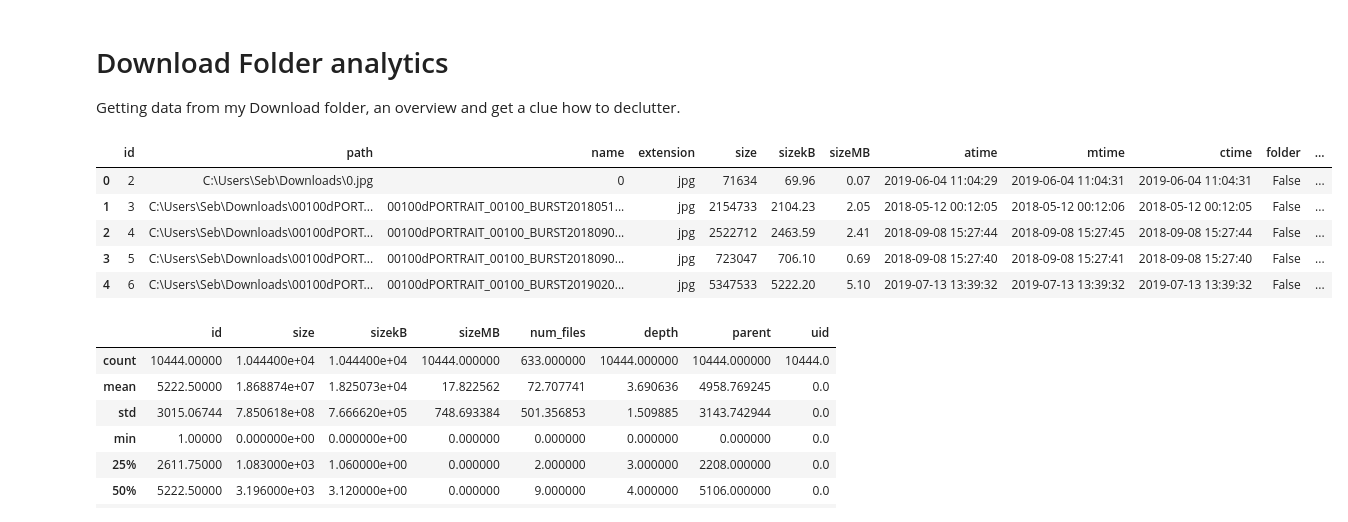
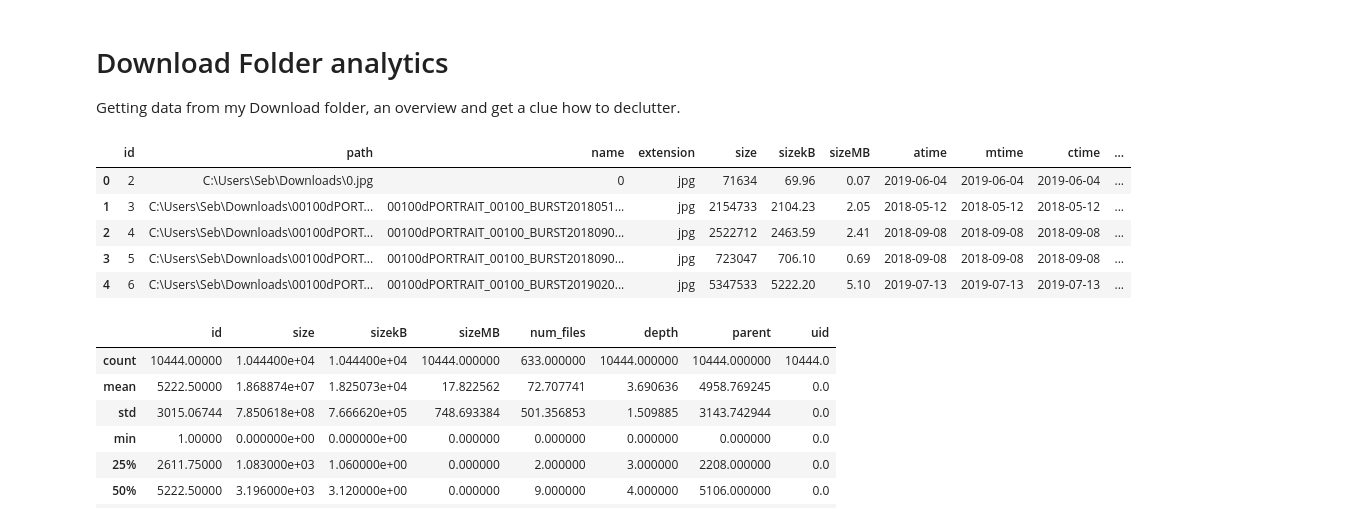
Before and after one commit to sebrb84/DLfoldercleaner, a Jupyter notebook: Downloadfolder stats.ipynb, the cells around one changed output. Drawn from its saved outputs; the diff is of its cells as text; code cells hidden in the pictures.

```diff
--- a/Downloadfolder stats.ipynb
+++ b/Downloadfolder stats.ipynb
@@ -28,19 +28,25 @@ dlfolder = get_download_path()
 # %%
 #create dataframe from files in "Download" folder
 df = folderstats.folderstats(dlfolder, ignore_hidden=True)
 #Add more readable size in kB and MB
 df.insert(5, "sizeMB", round((df['size']/1024/1024),2), True)
 df.insert(5, "sizekB", round((df['size']/1024),2), True)
-
+#Convert access time, modification time and creation time to date format from datetime format
+df['atime'] = df['atime'].dt.date
+df['mtime'] = df['mtime'].dt.date
+df['ctime'] = df['ctime'].dt.date
+#Add indicator if file was not accessed since download date
+df.insert(10, "notAcc_since_dl", df['atime'] == (df['ctime']), True)
+#df.insert(10, "notAcc_since_dl", df['atime'].equals(df['ctime']), True)
 #df.sort_values('size', ascending=False).head()
 df.head()
 # %% [output]
-|  | id | path | name | extension | size | sizekB | sizeMB | atime | mtime | ctime | folder | ... |
-| 0 | 2 | C:\Users\Seb\Downloads\0.jpg | 0 | jpg | 71634 | 69.96 | 0.07 | 2019-06-04 11:04:29 | 2019-06-04 11:04:31 | 2019-06-04 11:04:31 | False | ... |
-| 1 | 3 | C:\Users\Seb\Downloads\00100dPORT... | 00100dPORTRAIT_00100_BURST2018051... | jpg | 2154733 | 2104.23 | 2.05 | 2018-05-12 00:12:05 | 2018-05-12 00:12:06 | 2018-05-12 00:12:05 | False | ... |
-| 2 | 4 | C:\Users\Seb\Downloads\00100dPORT... | 00100dPORTRAIT_00100_BURST2018090... | jpg | 2522712 | 2463.59 | 2.41 | 2018-09-08 15:27:44 | 2018-09-08 15:27:45 | 2018-09-08 15:27:44 | False | ... |
-| 3 | 5 | C:\Users\Seb\Downloads\00100dPORT... | 00100dPORTRAIT_00100_BURST2018090... | jpg | 723047 | 706.10 | 0.69 | 2018-09-08 15:27:40 | 2018-09-08 15:27:41 | 2018-09-08 15:27:40 | False | ... |
-| 4 | 6 | C:\Users\Seb\Downloads\00100dPORT... | 00100dPORTRAIT_00100_BURST2019020... | jpg | 5347533 | 5222.20 | 5.10 | 2019-07-13 13:39:32 | 2019-07-13 13:39:32 | 2019-07-13 13:39:32 | False | ... |
+|  | id | path | name | extension | size | sizekB | sizeMB | atime | mtime | ctime | ... |
+| 0 | 2 | C:\Users\Seb\Downloads\0.jpg | 0 | jpg | 71634 | 69.96 | 0.07 | 2019-06-04 | 2019-06-04 | 2019-06-04 | ... |
+| 1 | 3 | C:\Users\Seb\Downloads\00100dPORT... | 00100dPORTRAIT_00100_BURST2018051... | jpg | 2154733 | 2104.23 | 2.05 | 2018-05-12 | 2018-05-12 | 2018-05-12 | ... |
+| 2 | 4 | C:\Users\Seb\Downloads\00100dPORT... | 00100dPORTRAIT_00100_BURST2018090... | jpg | 2522712 | 2463.59 | 2.41 | 2018-09-08 | 2018-09-08 | 2018-09-08 | ... |
+| 3 | 5 | C:\Users\Seb\Downloads\00100dPORT... | 00100dPORTRAIT_00100_BURST2018090... | jpg | 723047 | 706.10 | 0.69 | 2018-09-08 | 2018-09-08 | 2018-09-08 | ... |
+| 4 | 6 | C:\Users\Seb\Downloads\00100dPORT... | 00100dPORTRAIT_00100_BURST2019020... | jpg | 5347533 | 5222.20 | 5.10 | 2019-07-13 | 2019-07-13 | 2019-07-13 | ... |
 # %%
 df.describe()
 # %% [output]
```
Also changed, not shown: parts of 8 cells of this notebook.
